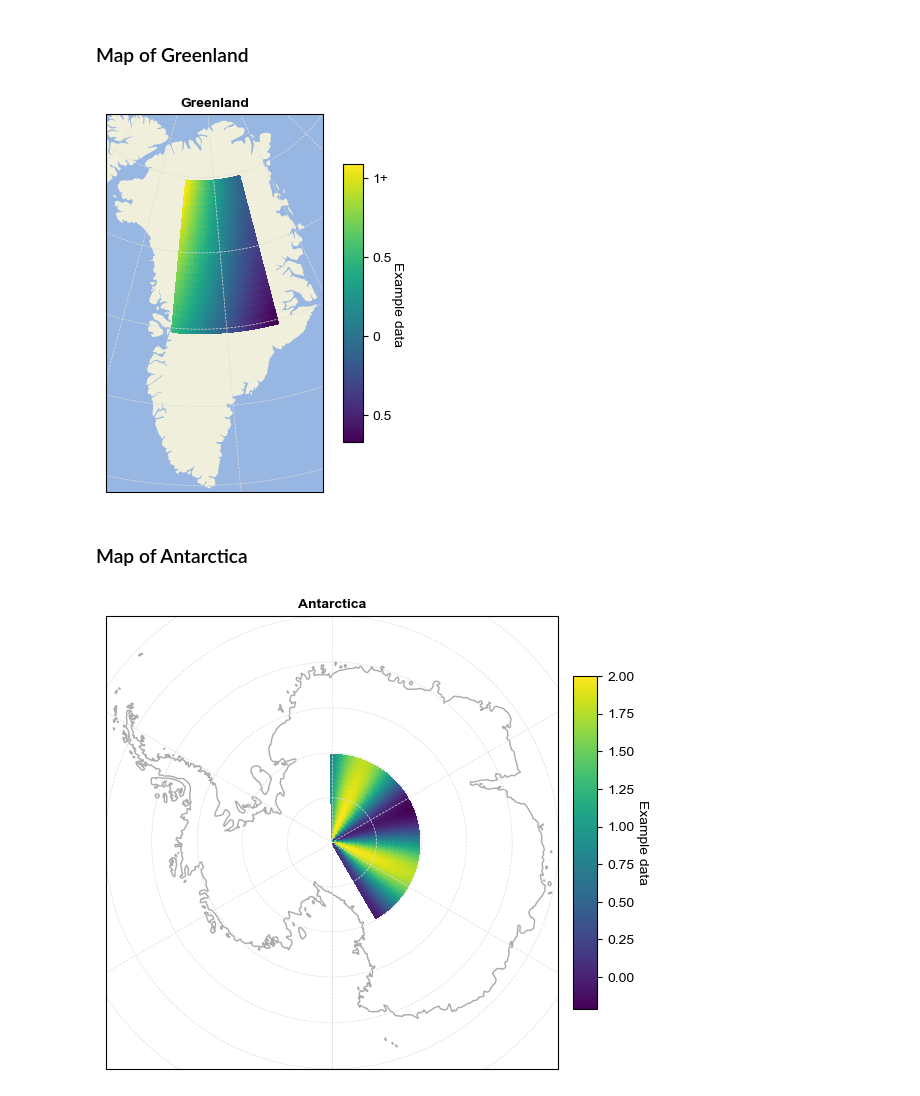
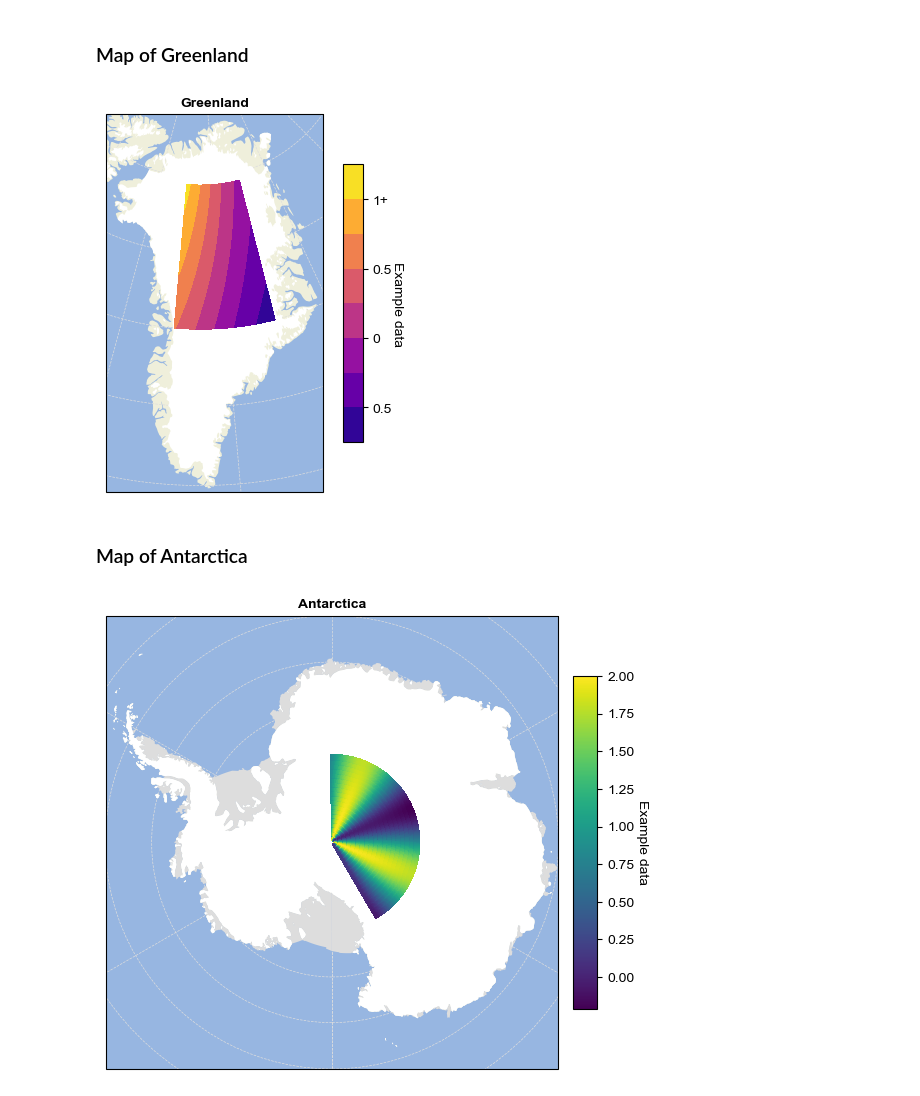
Before and after one commit to MeganTM/python-resources, a Jupyter notebook: figure-tips.ipynb, the cells around one changed output. Drawn from its saved outputs; the diff is of its cells as text; code cells hidden in the pictures.

```diff
--- a/figure-tips.ipynb
+++ b/figure-tips.ipynb
@@ -237,16 +237,19 @@ ocean = cfeature.NaturalEarthFeature('physical', 'ocean', '50m',
                                      edgecolor='none',facecolor=cfeature.COLORS['water'])
 land = cfeature.NaturalEarthFeature('physical', 'land', '50m',
                                     edgecolor='none',facecolor=cfeature.COLORS['land'])
+glacier = cfeature.NaturalEarthFeature('physical','glaciated_areas','50m',
+                                       edgecolor='none',facecolor='w')
 ax.add_feature(ocean,zorder=0)
 ax.add_feature(land,zorder=1)
+ax.add_feature(glacier,zorder=2)
 
-# # Plot data: OPTION 1
-# plot = ax.contourf(lon,lat,data,transform=ccrs.PlateCarree(),
-#                    cmap='plasma',zorder=2)
+# Plot data: OPTION 1
+plot = ax.contourf(lon,lat,data,transform=ccrs.PlateCarree(),
+                   cmap='plasma',zorder=3)
 
-# Plot data: OPTION 2
-plot = ax.pcolormesh(lon,lat,data,transform=ccrs.PlateCarree(),
-                     cmap='viridis',edgecolors='face',zorder=2)
+# # Plot data: OPTION 2
+# plot = ax.pcolormesh(lon,lat,data,transform=ccrs.PlateCarree(),
+#                      cmap='viridis',edgecolors='face',zorder=3)
 
 # Add gridlines
 gl = ax.gridlines(crs=ccrs.PlateCarree(),draw_labels=True,
@@ -264,7 +267,7 @@ cbar = plt.colorbar(plot,cax=cax,ticks=[-0.5,0,0.5,1])
 cbar.ax.set_yticklabels(['0.5','0','0.5','1+'])
 cbar.set_label('Example data',rotation=270,labelpad=8)
 # %% [output]
-[figure, old version]
+[figure, new version]
 # %% [markdown]
 ### Map of Antarctica
 # %%
@@ -278,42 +281,48 @@ data = np.cos(np.deg2rad(lat2d)*4) + np.sin(np.deg2rad(lon2d)*4)
 fig = plt.figure(figsize=(6,6))
 fig.patch.set_facecolor('w')
 
 # Create axis with correct projection and extent
 ax = plt.subplot(1,1,1,projection=ccrs.SouthPolarStereo())
 ax.set_extent([-180, 180, -90, -65], ccrs.PlateCarree())
 ax.set_title('Antarctica')
 
-# Add features: OPTION 1
-ax.coastlines(resolution='50m',color='#aaaaaa')
+# # Add features: OPTION 1
+# ax.coastlines(resolution='50m',color='#aaaaaa')
 
-# # Add features: OPTION 2
-# ocean = cfeature.NaturalEarthFeature('physical', 'ocean', '50m',
-#                                      edgecolor='none',facecolor=cfeature.COLORS['water'])
-# land = cfeature.NaturalEarthFeature('physical', 'land', '50m',
-#                                     edgecolor='none',facecolor=cfeature.COLORS['land'])
-# ax.add_feature(ocean,zorder=0)
-# ax.add_feature(land,zorder=1)
+# Add features: OPTION 2
+ocean = cfeature.NaturalEarthFeature('physical', 'ocean', '50m',
+                                     edgecolor='none',facecolor=cfeature.COLORS['water'])
+land = cfeature.NaturalEarthFeature('physical', 'land', '50m',
+                                    edgecolor='none',facecolor=cfeature.COLORS['land'])
+glacier = cfeature.NaturalEarthFeature('physical','glaciated_areas','50m',
+                                       edgecolor='none',facecolor='w')
+iceshelves = cfeature.NaturalEarthFeature('physical','antarctic_ice_shelves_polys','50m',
+                                          edgecolor='none',facecolor='#dddddd')
+ax.add_feature(ocean,zorder=0)
+ax.add_feature(land,zorder=1)
+ax.add_feature(glacier,zorder=2)
+ax.add_feature(iceshelves,zorder=3)
 
 # # Plot data: OPTION 1
 # plot = ax.contourf(lon,lat,data,transform=ccrs.PlateCarree(),
-#                    cmap='plasma',zorder=2)
+#                    cmap='plasma',zorder=4)
 
 # Plot data: OPTION 2
 plot = ax.pcolormesh(lon,lat,data,transform=ccrs.PlateCarree(),
-                     cmap='viridis',edgecolors='face',zorder=2)
+                     cmap='viridis',edgecolors='face',zorder=4)
 
 # Add gridlines
 gl = ax.gridlines(crs=ccrs.PlateCarree(),draw_labels=True,
                   linewidth=0.5,color='#dddddd',alpha=1,linestyle='--',
                   x_inline=False,y_inline=False)
 gl.bottom_labels = gl.top_labels = gl.right_labels = gl.left_labels = False
 
 # Add colorbar in separate axis to avoid shrinking the plot
 cax = fig.add_axes([ax.get_position().x1+0.025, # x position
                     ax.get_position().y0+0.1, # y position
                     0.04, # Width
                     ax.get_position().height-0.2]) # Height
 cbar = plt.colorbar(plot,cax=cax)
 cbar.set_label('Example data',rotation=270,labelpad=10)
 # %% [output]
-[figure, old version]
+[figure, new version]
```
